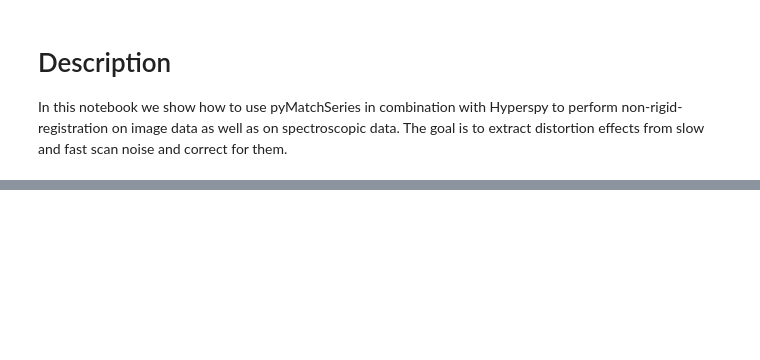
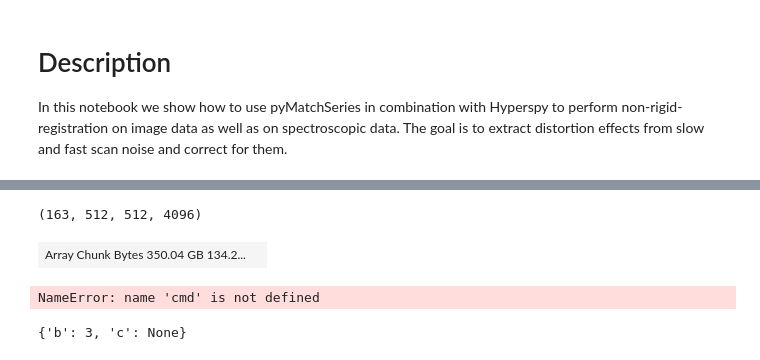
Before and after one commit to din14970/pyMatchSeries, a Jupyter notebook: examples/example.ipynb, the cells around one changed output, grey strips where cells are left out. Saved outputs shown, nothing was run; the diff lists cells and outputs as text; code cells hidden in the pictures; blank space fills up the shorter version.

```diff
--- a/examples/example.ipynb
+++ b/examples/example.ipynb
@@ -224,0 +179,2 @@ defspec
+# %%
+dss = hs.load("data/sample_data.emd", lazy=True, load_SI_image_stack=True, sum_frames=False)
@@ -224,0 +183,8 @@ defspec
+# %%
+dss[-1].data.shape
+# %% [output]
+(163, 512, 512, 4096)
+# %%
+dss[-1].data.rechunk(("auto", -1, -1, "auto"))
+# %% [output]
+| Array Chunk Bytes 350.04 GB 134.2... |  |
@@ -224,0 +194,20 @@ defspec
+# %%
+from subprocess import Popen, PIPE, STDOUT
+
+p = Popen(cmd, stdout=PIPE, stderr=STDOUT)
+
+# This should be safe because we're not piping stdin to the process.
+# It gets tricky if we are, because the process can be waiting for input while we're waiting for output.
+while True:
+    # Wait for some output, read it and print it.
+    output = p.stdout.read1(1024).decode('utf-8')
+    print(output, end='')
+
+    # Has the subprocess finished yet?
+    if p.poll() is not None:
+        break
+
+if p.returncode != 0:
+    print("Exited with error code:", p.returncode)
+# %% [output]
+NameError: name 'cmd' is not defined
@@ -224,0 +216,11 @@ defspec
+# %%
+testdict = {"b": 3, "c": None}
+with open("testfile.json", "w") as f:
+    json.dump(testdict, f)
+
+with open("testfile.json") as f:
+    k = json.load(f)
+
+k
+# %% [output]
+{'b': 3, 'c': None}
```
Also changed, not shown: parts of 103 cells of this notebook.
